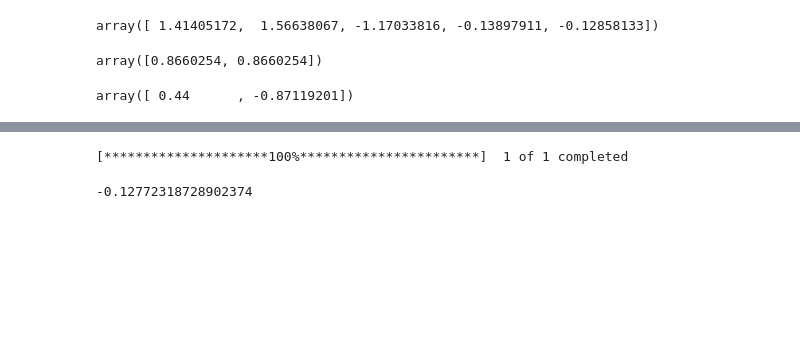
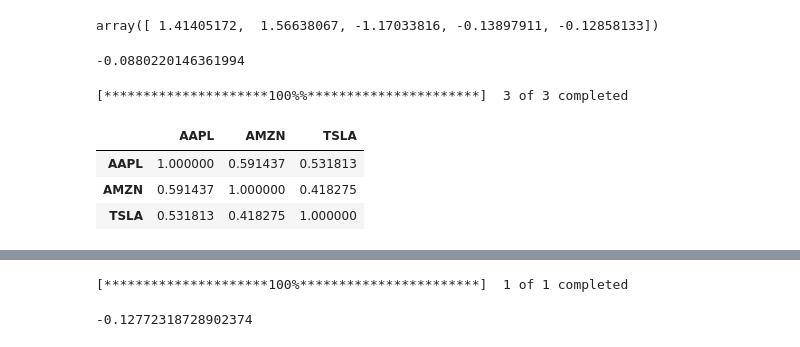
Before and after one commit to Huynh-Tr/MScFE-4, a Jupyter notebook: Derivative Pricing.ipynb, the cells around one changed output, grey strips where cells are left out. Drawn from its saved outputs; the diff is of its cells as text; code cells hidden in the pictures; blank space fills up the shorter version.

```diff
--- a/Derivative Pricing.ipynb
+++ b/Derivative Pricing.ipynb
@@ -1921,8 +1914,3 @@ random_array = np.random.standard_normal(num)
 random_array @ R
 # %% [output]
 array([ 1.41405172,  1.56638067, -1.17033816, -0.13897911, -0.12858133])
-# %%
-volatility_array = np.array([0.25, 0.25]) * np.sqrt(12)
-volatility_array
-# %% [output]
-array([0.8660254, 0.8660254])
@@ -1946,4 +1917,31 @@ for t in range(1, T):
-# %%
-epsilon_array
-# %% [output]
-array([ 0.44      , -0.87119201])
+# %%
+xA = 0.44
+xB = -1.26
+pB_A = 0.5
+vol_A = 0.35
+vol_B = 0.35
+T = 12
+
+vol_annulized = np.array([vol_A,vol_B])
+
+vol_annulized[1]*(pB_A*xA + xB*np.sqrt(1-pB_A**2)) / np.sqrt(T) # monthly volatility asset B
+# %% [output]
+-0.0880220146361994
+# %%
+tickers = ['AAPL', 'AMZN', 'TSLA']
+
+df = yf.download(tickers, start='2021-01-01', end='2021-07-31')['Adj Close']
+df_pct = df.pct_change()
+vol = df.pct_change().std()
+corr = df.pct_change().corr()
+
+R, RT, stock_array = simulate_correlation_GBM(df_pct, vol, r = 0.01, S0=100.0, T=252)
+
+corr
+# R
+# %% [output]
+[*********************100%%**********************]  3 of 3 completed
+|  | AAPL | AMZN | TSLA |
+| AAPL | 1.000000 | 0.591437 | 0.531813 |
+| AMZN | 0.591437 | 1.000000 | 0.418275 |
+| TSLA | 0.531813 | 0.418275 | 1.000000 |
```
Also changed, not shown: parts of 23 cells of this notebook.
